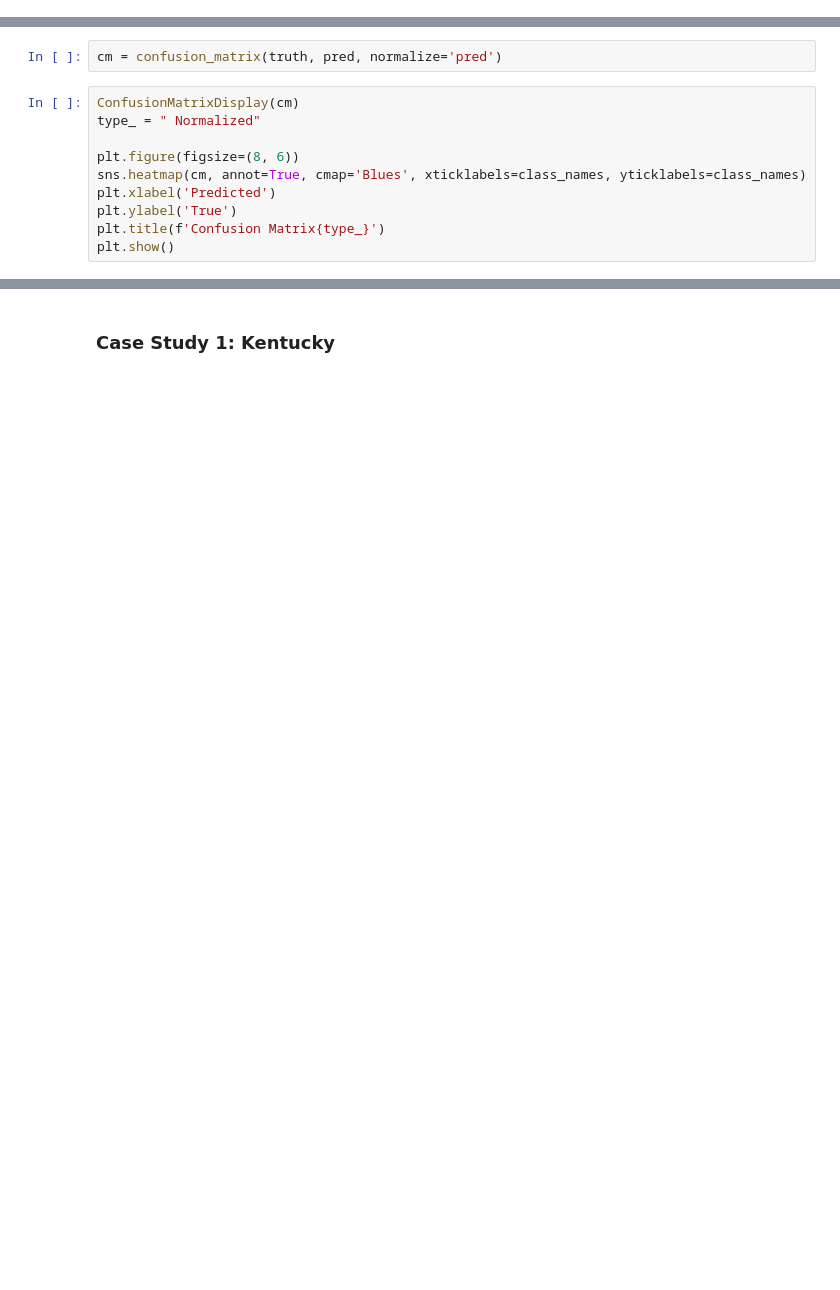
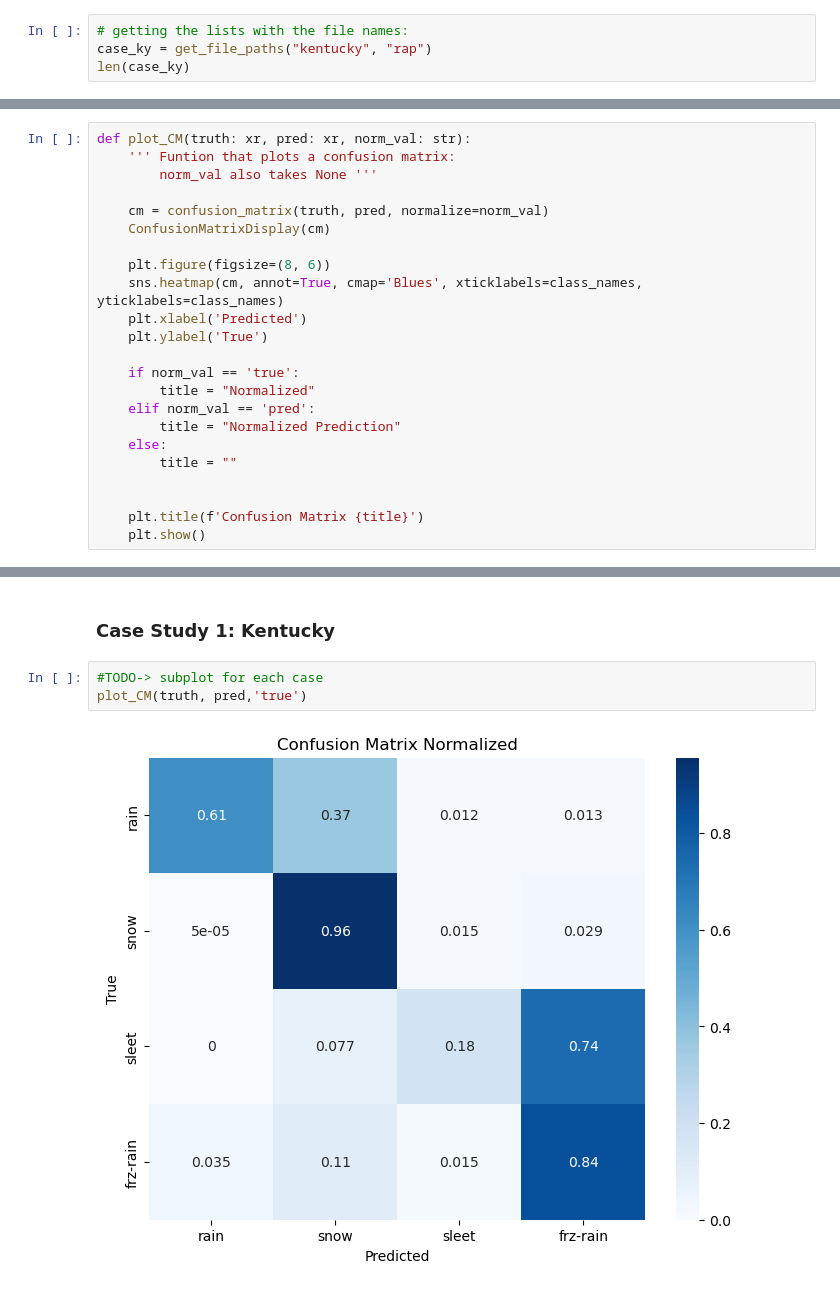
Before and after one commit to ai2es/ptype-physical, a Jupyter notebook: notebooks/Evals_ConfusionMatrices.ipynb, the cells around one changed output, grey strips where cells are left out. Drawn from its saved outputs; the diff is of its cells as text; blank space fills up the shorter version.

Commit message:
confusion matrix kentucky

```diff
--- a/notebooks/Evals_ConfusionMatrices.ipynb
+++ b/notebooks/Evals_ConfusionMatrices.ipynb
@@ -59,0 +70,4 @@ case1_ky = get_file_paths("kentucky", "rap") # do the first 100 and see the time
+# %%
+# getting the lists with the file names:
+case_ky = get_file_paths("kentucky", "rap")
+len(case_ky)
@@ -132,12 +138,23 @@ NameError: name 'labels' is not defined
-# %%
-cm = confusion_matrix(truth, pred, normalize='pred')
 # %%
-ConfusionMatrixDisplay(cm)
-type_ = " Normalized"
+def plot_CM(truth: xr, pred: xr, norm_val: str):
+    ''' Funtion that plots a confusion matrix:
+        norm_val also takes None '''
 
-plt.figure(figsize=(8, 6))
-sns.heatmap(cm, annot=True, cmap='Blues', xticklabels=class_names, yticklabels=class_names)
-plt.xlabel('Predicted')
-plt.ylabel('True')
-plt.title(f'Confusion Matrix{type_}')
-plt.show()
+    cm = confusion_matrix(truth, pred, normalize=norm_val)
+    ConfusionMatrixDisplay(cm)
+
+    plt.figure(figsize=(8, 6))
+    sns.heatmap(cm, annot=True, cmap='Blues', xticklabels=class_names, yticklabels=class_names)
+    plt.xlabel('Predicted')
+    plt.ylabel('True')
+
+    if norm_val == 'true':
+        title = "Normalized"
+    elif norm_val == 'pred':
+        title = "Normalized Prediction"
+    else:
+        title = ""
+
+
+    plt.title(f'Confusion Matrix {title}')
+    plt.show()
@@ -146,2 +161,7 @@ plt.show()
 # %% [markdown]
 ### Case Study 1: Kentucky
+# %%
+#TODO-> subplot for each case
+plot_CM(truth, pred,'true')
+# %% [output]
+[figure, added]
```
Also changed, not shown: parts of 17 cells of this notebook.
